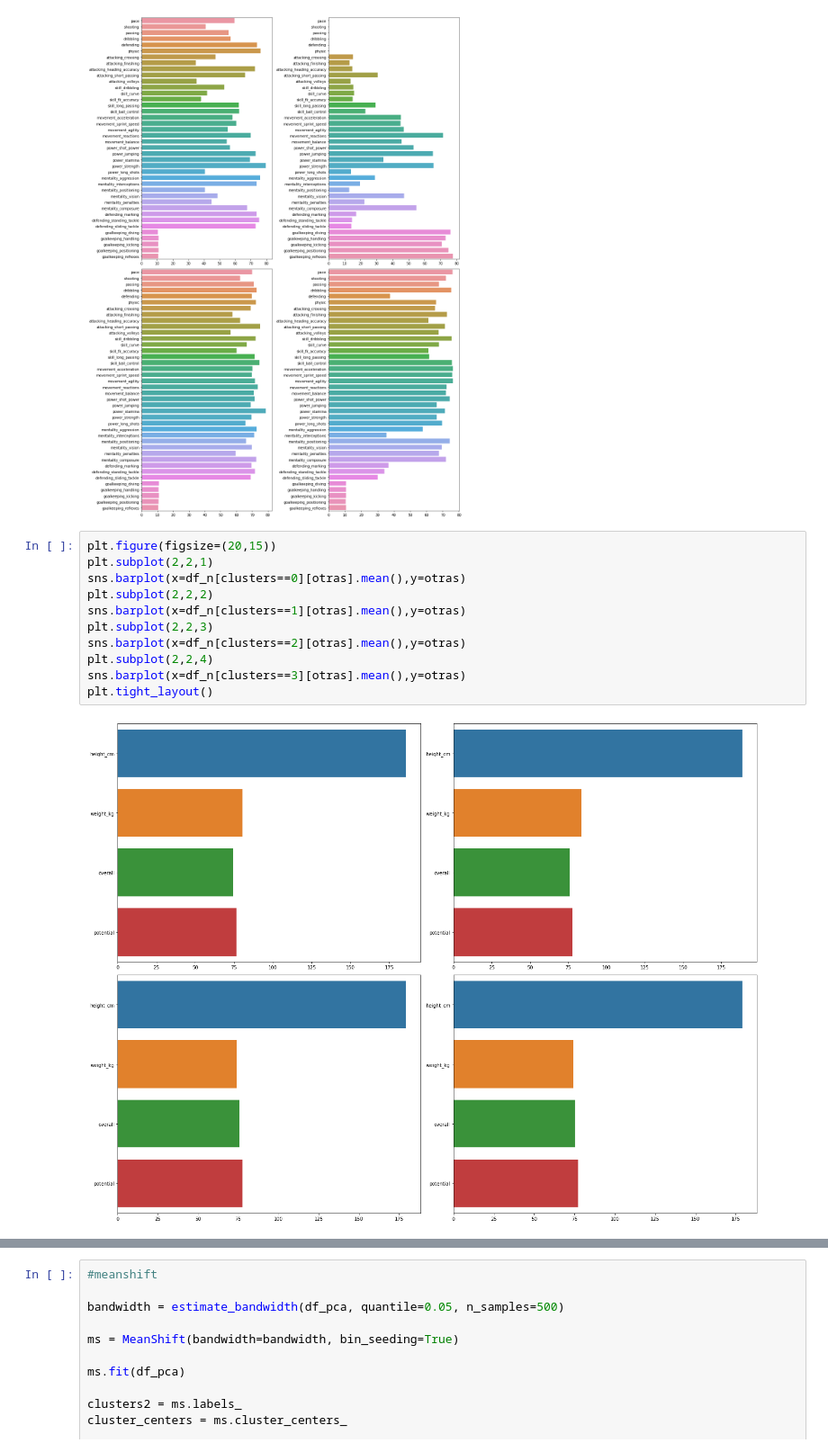
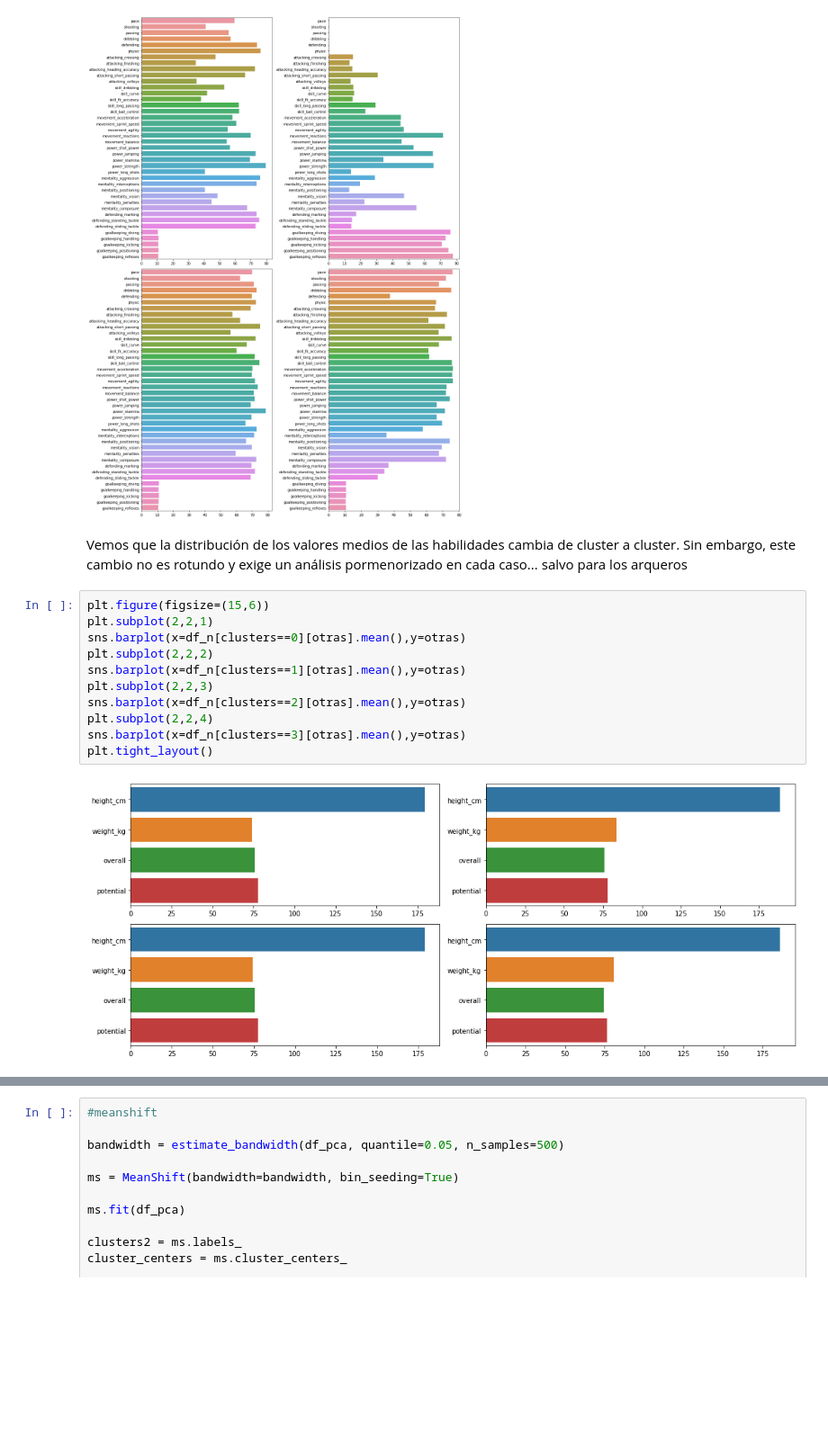
Before and after one commit to aruderman/labApNoSup, a Jupyter notebook: practico.ipynb, the cells around one changed output, grey strips where cells are left out. Shown at 90% size. Saved outputs shown, nothing was run; the diff lists cells and outputs as text; blank space fills up the shorter version.

Commit message:
agregados comentarios y mejorados los análisis

```diff
--- a/practico.ipynb
+++ b/practico.ipynb
@@ -408,16 +453,18 @@ sns.barplot(x=df3[skill_columns].mean(),y=skill_columns)
 plt.tight_layout()
 # %% [output]
 [figure]
+# %% [markdown]
+Vemos que la distribución de los valores medios de las habilidades cambia de cluster a cluster. Sin embargo, este cambio no es rotundo y exige un análisis pormenorizado en cada caso... salvo para los arqueros
 # %%
-plt.figure(figsize=(20,15))
+plt.figure(figsize=(15,6))
 plt.subplot(2,2,1)
 sns.barplot(x=df_n[clusters==0][otras].mean(),y=otras)
 plt.subplot(2,2,2)
 sns.barplot(x=df_n[clusters==1][otras].mean(),y=otras)
 plt.subplot(2,2,3)
 sns.barplot(x=df_n[clusters==2][otras].mean(),y=otras)
 plt.subplot(2,2,4)
 sns.barplot(x=df_n[clusters==3][otras].mean(),y=otras)
 plt.tight_layout()
 # %% [output]
-[figure, old version]
+[figure, new version]
```
Also changed, not shown: parts of 55 cells of this notebook.
